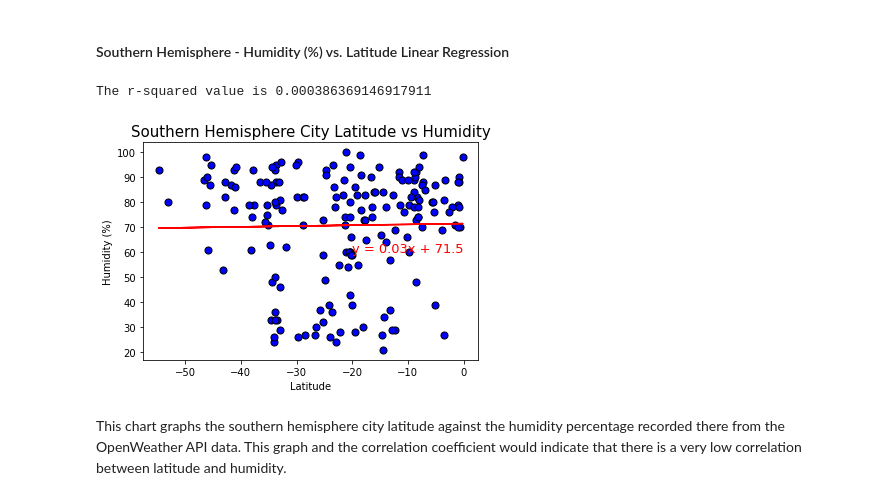
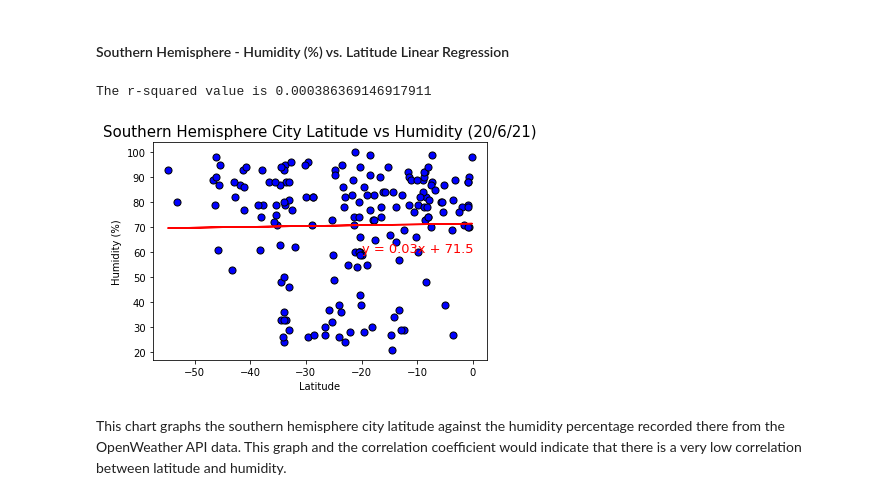
Before and after one commit to cjdance/python-api-challenge, a Jupyter notebook: WeatherPy/weatherpy.ipynb, the cells around one changed output. Saved outputs shown, nothing was run; the diff lists cells and outputs as text; code cells hidden in the pictures.

```diff
--- a/WeatherPy/weatherpy.ipynb
+++ b/WeatherPy/weatherpy.ipynb
@@ -350,23 +350,23 @@ This chart graphs the northern hemisphere city latitude against the humidity per
 # %%
 x_values = south_hemi['Lat']
 y_values = south_hemi['Humidity']
 
 slope, intercept, r, p, se = linregress(x_values, y_values)
 regression_values = x_values * slope + intercept
 line_eq = "y = " + str(round(slope,2)) + "x + " + str(round(intercept,2))
 
 print(f'The r-squared value is {r**2}')
 
 nh_plot = south_hemi.plot(kind = 'scatter', x = 'Lat', y = 'Humidity',color = 'blue', edgecolor = 'black', s = 50)
 plt.plot(x_values, regression_values,'r-')
 plt.annotate(line_eq, (-20,60), fontsize=13, color = 'r')
-plt.title('Southern Hemisphere City Latitude vs Humidity', fontsize = 15)
+plt.title('Southern Hemisphere City Latitude vs Humidity (20/6/21)', fontsize = 15)
 plt.xlabel('Latitude')
 plt.ylabel('Humidity (%)')
 plt.savefig('scatter_plots/sh_humid_lat.png')
 # %% [output]
 The r-squared value is 0.000386369146917911
-[figure, old version]
+[figure, new version]
 # %% [markdown]
 This chart graphs the southern hemisphere city latitude against the humidity percentage recorded there from the OpenWeather API data. This graph and the correlation coefficient would indicate that there is a very low correlation between latitude and humidity.
 # %% [markdown]
```
Also changed, not shown: parts of 11 cells of this notebook, 11 other files.
